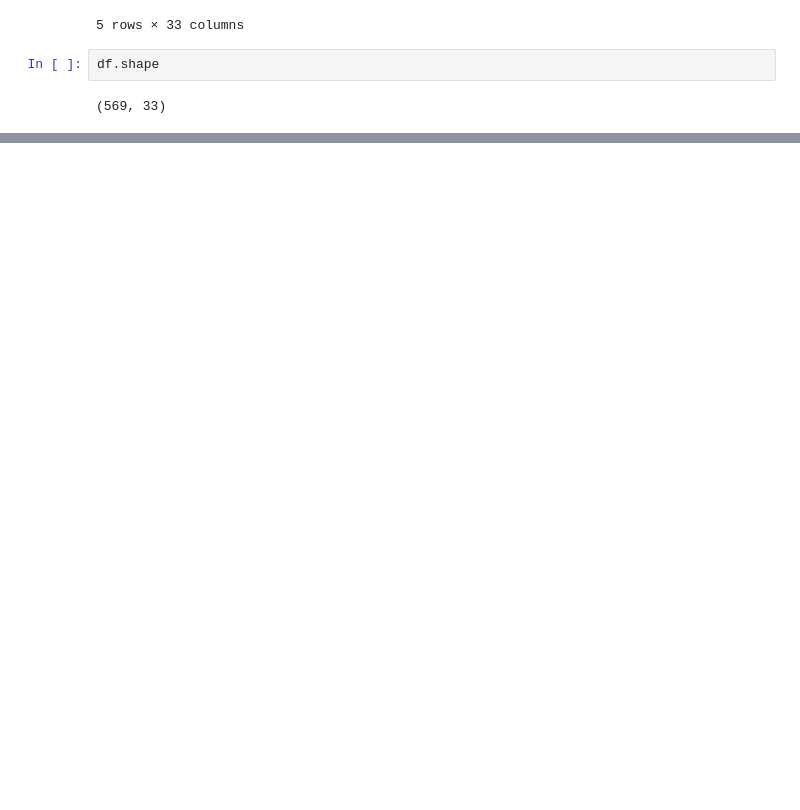
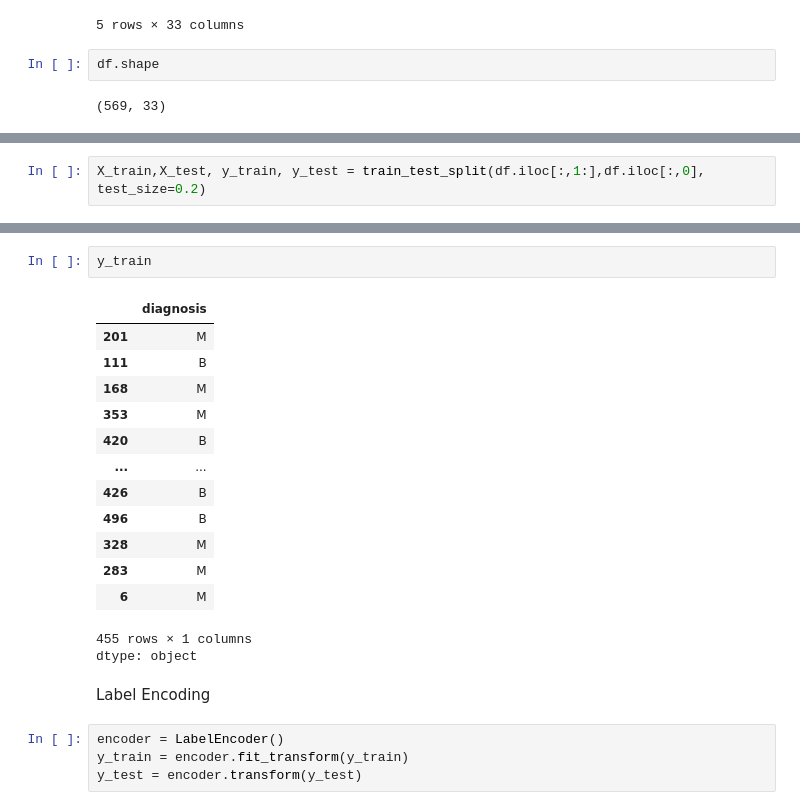
Before and after one commit to Ramyaa29/Pytorch, a Jupyter notebook: Pytorch_v3.ipynb, the cells around one changed output, grey strips where cells are left out. Cells and saved outputs as stored; diff of their text form; blank space fills up the shorter version.

```diff
--- a/Pytorch_v3.ipynb
+++ b/Pytorch_v3.ipynb
@@ -24,0 +39,2 @@ df.shape
+# %%
+X_train,X_test, y_train, y_test = train_test_split(df.iloc[:,1:],df.iloc[:,0], test_size=0.2)
@@ -24,0 +63,23 @@ df.shape
+# %%
+y_train
+# %% [output]
+|  | diagnosis |
+| 201 | M |
+| 111 | B |
+| 168 | M |
+| 353 | M |
+| 420 | B |
+| ... | ... |
+| 426 | B |
+| 496 | B |
+| 328 | M |
+| 283 | M |
+| 6 | M |
+455 rows × 1 columns
+dtype: object
+# %% [markdown]
+Label Encoding
+# %%
+encoder = LabelEncoder()
+y_train = encoder.fit_transform(y_train)
+y_test = encoder.transform(y_test)
```
Also changed, not shown: parts of 19 cells of this notebook.
